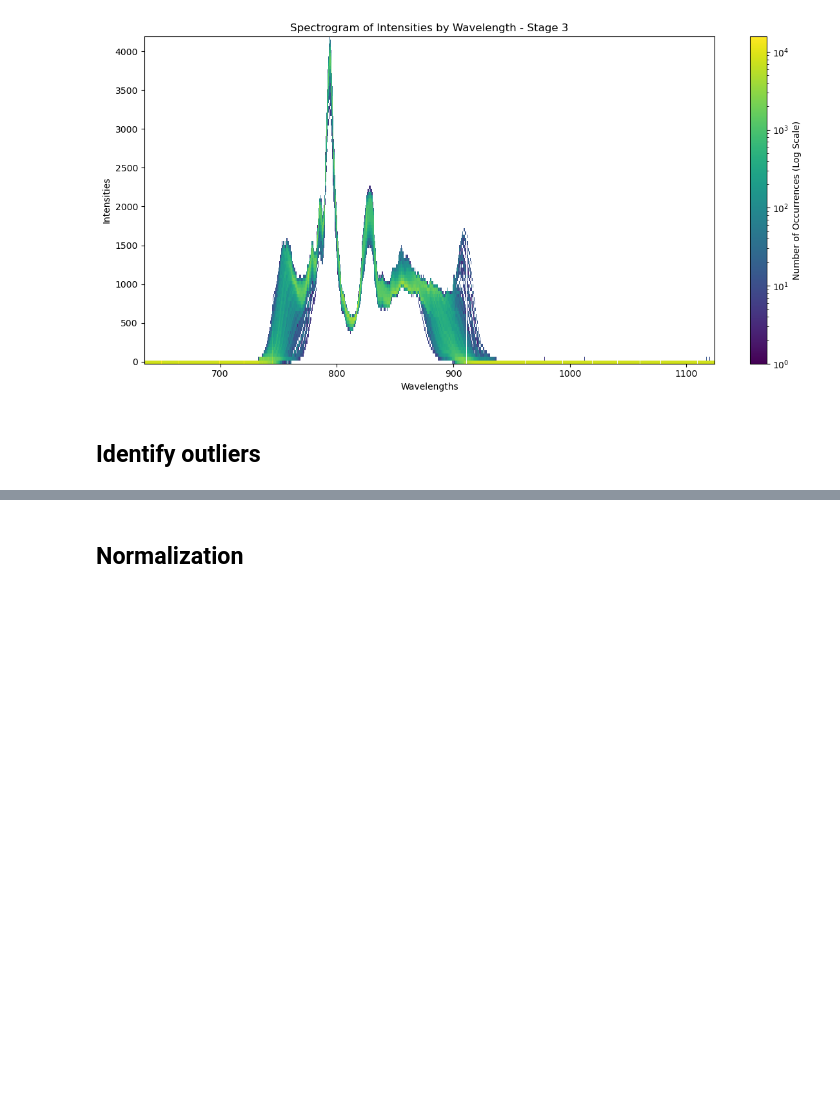
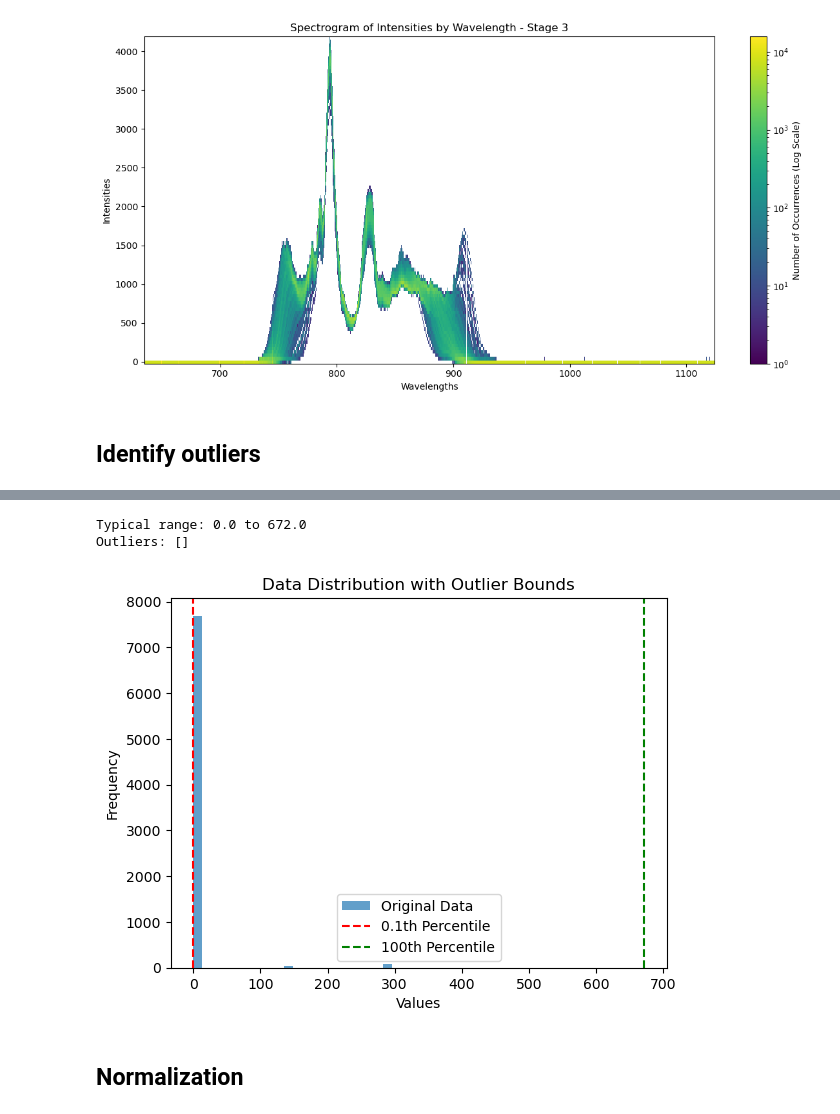
Before and after one commit to akapitanova/master_thesis, a Jupyter notebook: Preprocessing_constant_stepper_stg3.ipynb, the cells around one changed output, grey strips where cells are left out. Cells and saved outputs as stored; diff of their text form; code cells hidden in the pictures; blank space fills up the shorter version.

```diff
--- a/Preprocessing_constant_stepper_stg3.ipynb
+++ b/Preprocessing_constant_stepper_stg3.ipynb
@@ -261,2 +287,10 @@ plt.show()
+# %%
+lower_bound_stpdiff, upper_bound_stpdiff = analyze_outliers(data_stg3.stepper_diff.values,
+                                            0.1,
+                                            100)
+# %% [output]
+Typical range: 0.0 to 672.0
+Outliers: []
+[figure, added]
 # %% [markdown]
 ## Normalization
```
Also changed, not shown: parts of 35 cells of this notebook.
